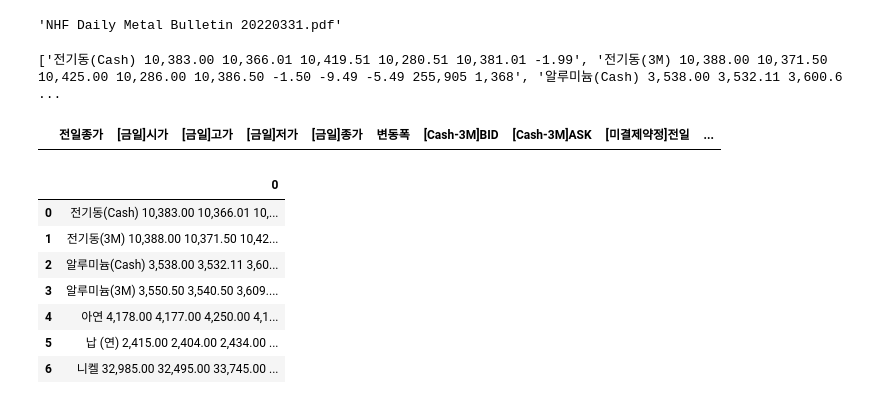
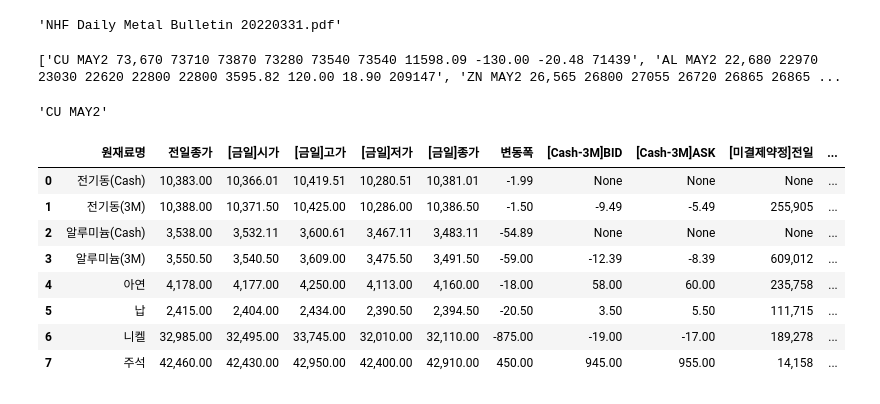
Before and after one commit to keunjoo-tak/readpdf, a Jupyter notebook: NHF_pdf.ipynb, the cells around one changed output. Cells and saved outputs as stored; diff of their text form; code cells hidden in the pictures.

Commit message:
pdf to table

```diff
--- a/NHF_pdf.ipynb
+++ b/NHF_pdf.ipynb
@@ -11,28 +11,40 @@ pdf_list[1]
 # %%
 pdf = pdfplumber.open( pdf_dir +'/'+ pdf_list[1])
 separator_word = ["Base Metals","Base Metals","4. LME Stocks","5. SHFE 재고", "6. SHFE/ COMEX", "7. SHFE-LME SPREAD","1. 주요시장 DATA","1. Spot Precious Metals","2. COMEX Futures","3. TOCOM Futures","4. SHFE Futures","Comments"]
-# %%
-page = pdf.pages[0].extract_text()
-text_para = page.replace(')\n', ')\n\n')
-text_list = str(text_para).split('\n')
-print(text_list[8:15])
-# %% [output]
-['전기동(Cash) 10,383.00 10,366.01 10,419.51 10,280.51 10,381.01 -1.99', '전기동(3M) 10,388.00 10,371.50 10,425.00 10,286.00 10,386.50 -1.50 -9.49 -5.49 255,905 1,368', '알루미늄(Cash) 3,538.00 3,532.11 3,600.6 ...
+# %%
+page0 = pdf.pages[0].extract_text()
+page1 = pdf.pages[1].extract_text()
+page2 = pdf.pages[2].extract_text()
+text_list0 = str(page0).split('\n')
+text_list1 = str(page1).split('\n')
+text_list2 = str(page2).split('\n')
+# %%
+print(text_list1[21:29])
+lll = text_list1[21].split(' ')
+" ".join(lll[0:2])
+# %% [output]
+['CU MAY2 73,670 73710 73870 73280 73540 73540 11598.09 -130.00 -20.48 71439', 'AL MAY2 22,680 22970 23030 22620 22800 22800 3595.82 120.00 18.90 209147', 'ZN MAY2 26,565 26800 27055 26720 26865 26865 ...
+'CU MAY2'
 # %%
-col = ['전일종가', '[금일]시가','[금일]고가','[금일]저가','[금일]종가','변동폭','[Cash-3M]BID','[Cash-3M]ASK','[미결제약정]전일','[미결제약정]변동폭']
-table = pd.DataFrame(columns=col)
+result = []
+col = ['원재료명','전일종가', '[금일]시가','[금일]고가','[금일]저가','[금일]종가','변동폭','[Cash-3M]BID','[Cash-3M]ASK','[미결제약정]전일','[미결제약정]변동폭']
+
+for i in text_list0[7:15] :
+    tmp = i.split(' ')
+    if '(연)' in i :
+        tmp.pop(1)
+        # tmp = tmp[:]
+    result = result+[tmp]
+base_metals = pd.DataFrame(result)
+base_metals.columns = col
+base_metals
+# %% [output]
+|  | 원재료명 | 전일종가 | [금일]시가 | [금일]고가 | [금일]저가 | [금일]종가 | 변동폭 | [Cash-3M]BID | [Cash-3M]ASK | [미결제약정]전일 | ... |
+| 0 | 전기동(Cash) | 10,383.00 | 10,366.01 | 10,419.51 | 10,280.51 | 10,381.01 | -1.99 | None | None | None | ... |
+| 1 | 전기동(3M) | 10,388.00 | 10,371.50 | 10,425.00 | 10,286.00 | 10,386.50 | -1.50 | -9.49 | -5.49 | 255,905 | ... |
+| 2 | 알루미늄(Cash) | 3,538.00 | 3,532.11 | 3,600.61 | 3,467.11 | 3,483.11 | -54.89 | None | None | None | ... |
+| 3 | 알루미늄(3M) | 3,550.50 | 3,540.50 | 3,609.00 | 3,475.50 | 3,491.50 | -59.00 | -12.39 | -8.39 | 609,012 | ... |
+| 4 | 아연 | 4,178.00 | 4,177.00 | 4,250.00 | 4,113.00 | 4,160.00 | -18.00 | 58.00 | 60.00 | 235,758 | ... |
+| 5 | 납 | 2,415.00 | 2,404.00 | 2,434.00 | 2,390.50 | 2,394.50 | -20.50 | 3.50 | 5.50 | 111,715 | ... |
+| 6 | 니켈 | 32,985.00 | 32,495.00 | 33,745.00 | 32,010.00 | 32,110.00 | -875.00 | -19.00 | -17.00 | 189,278 | ... |
+| 7 | 주석 | 42,460.00 | 42,430.00 | 42,950.00 | 42,400.00 | 42,910.00 | 450.00 | 945.00 | 955.00 | 14,158 | ... |
-# %%
-table
-# %% [output]
-|  | 전일종가 | [금일]시가 | [금일]고가 | [금일]저가 | [금일]종가 | 변동폭 | [Cash-3M]BID | [Cash-3M]ASK | [미결제약정]전일 | ... |
-# %%
-pd.DataFrame(text_list[8:15])
-# %% [output]
-|  | 0 |
-| 0 | 전기동(Cash) 10,383.00 10,366.01 10,... |
-| 1 | 전기동(3M) 10,388.00 10,371.50 10,42... |
-| 2 | 알루미늄(Cash) 3,538.00 3,532.11 3,60... |
-| 3 | 알루미늄(3M) 3,550.50 3,540.50 3,609.... |
-| 4 | 아연 4,178.00 4,177.00 4,250.00 4,1... |
-| 5 | 납 (연) 2,415.00 2,404.00 2,434.00 ... |
-| 6 | 니켈 32,985.00 32,495.00 33,745.00 ... |
```
Also changed, not shown: parts of 10 cells of this notebook.
